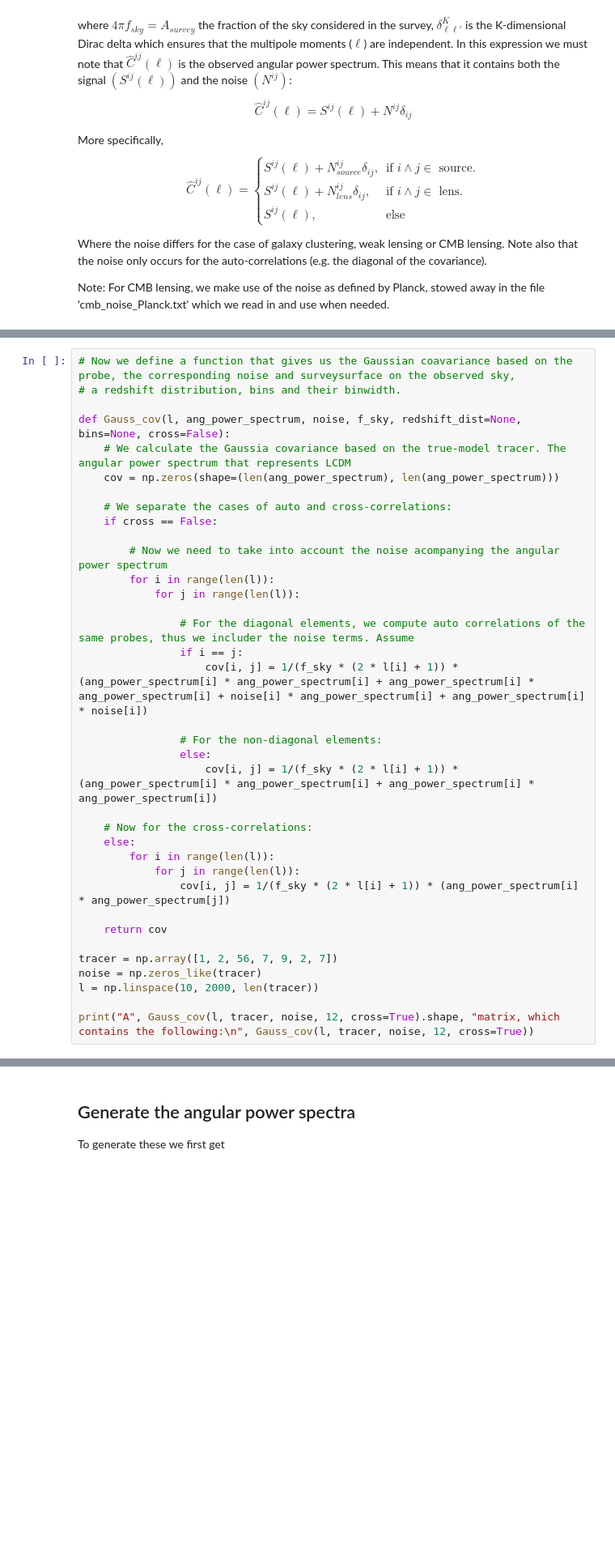
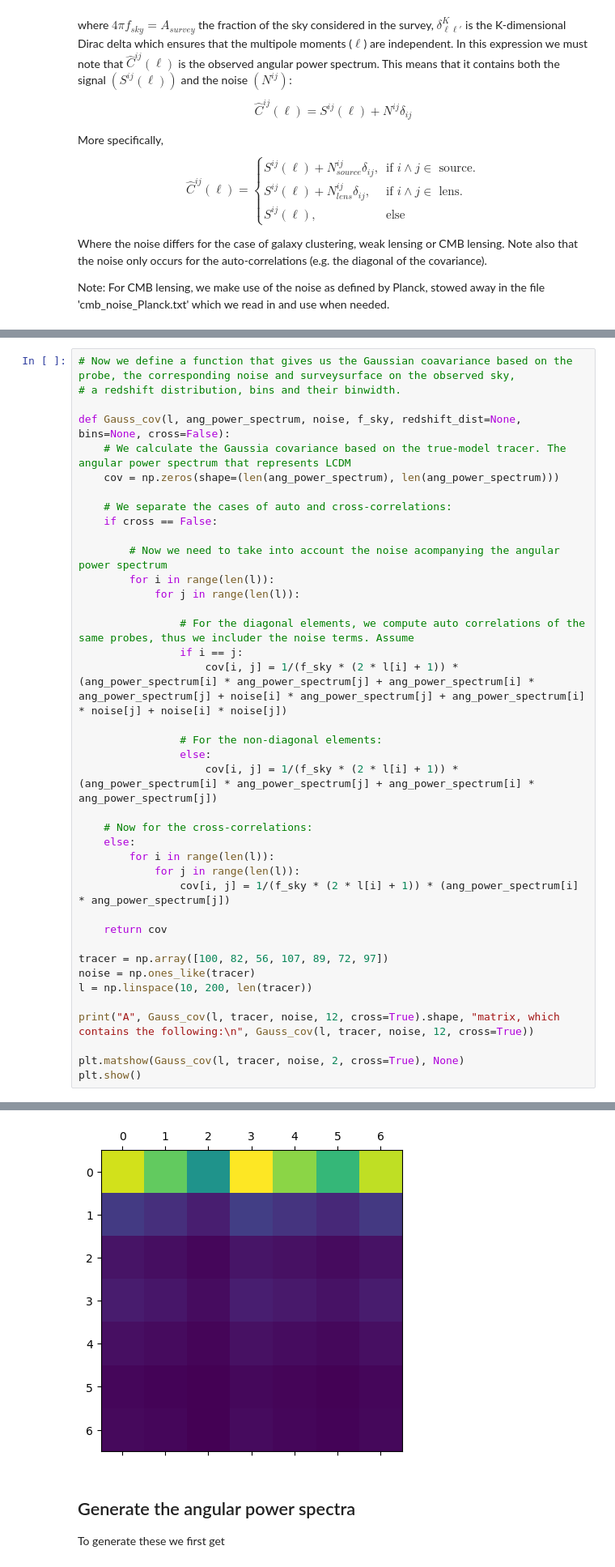
Before and after one commit to XanderHenrik/Masters-Project, a Jupyter notebook: notebooks/Gaussian_diagonal_covariance.ipynb, the cells around one changed output, grey strips where cells are left out. Shown at 81% size. Saved outputs shown, nothing was run; the diff lists cells and outputs as text; blank space fills up the shorter version.

```diff
--- a/notebooks/Gaussian_diagonal_covariance.ipynb
+++ b/notebooks/Gaussian_diagonal_covariance.ipynb
@@ -61,11 +84,11 @@ def Gauss_cov(l, ang_power_spectrum, noise, f_sky, redshift_dist=None, bins=None
 
                 # For the diagonal elements, we compute auto correlations of the same probes, thus we includer the noise terms. Assume
                 if i == j:
-                    cov[i, j] = 1/(f_sky * (2 * l[i] + 1)) * (ang_power_spectrum[i] * ang_power_spectrum[i] + ang_power_spectrum[i] * ang_power_spectrum[i] + noise[i] * ang_power_spectrum[i] + ang_power_spectrum[i] * noise[i])
+                    cov[i, j] = 1/(f_sky * (2 * l[i] + 1)) * (ang_power_spectrum[i] * ang_power_spectrum[j] + ang_power_spectrum[i] * ang_power_spectrum[j] + noise[i] * ang_power_spectrum[j] + ang_power_spectrum[i] * noise[j] + noise[i] * noise[j])
 
                 # For the non-diagonal elements:
                 else:
-                    cov[i, j] = 1/(f_sky * (2 * l[i] + 1)) * (ang_power_spectrum[i] * ang_power_spectrum[i] + ang_power_spectrum[i] * ang_power_spectrum[i])
+                    cov[i, j] = 1/(f_sky * (2 * l[i] + 1)) * (ang_power_spectrum[i] * ang_power_spectrum[j] + ang_power_spectrum[i] * ang_power_spectrum[j])
 
     # Now for the cross-correlations:
     else:
@@ -75,10 +98,13 @@ def Gauss_cov(l, ang_power_spectrum, noise, f_sky, redshift_dist=None, bins=None
 
     return cov
 
-tracer = np.array([1, 2, 56, 7, 9, 2, 7])
-noise = np.zeros_like(tracer)
-l = np.linspace(10, 2000, len(tracer))
+tracer = np.array([100, 82, 56, 107, 89, 72, 97])
+noise = np.ones_like(tracer)
+l = np.linspace(10, 200, len(tracer))
 
 print("A", Gauss_cov(l, tracer, noise, 12, cross=True).shape, "matrix, which contains the following:\n", Gauss_cov(l, tracer, noise, 12, cross=True))
+
+plt.matshow(Gauss_cov(l, tracer, noise, 2, cross=True), None)
+plt.show()
 # %% [output]
 A (7, 7) matrix, which contains the following:
@@ -99,3 +125,4 @@ A (7, 7) matrix, which contains the following:
+[figure, added]
 # %% [markdown]
 ## Generate the angular power spectra
 To generate these we first get
```
Also changed, not shown: parts of 9 cells of this notebook, 2 other files.
